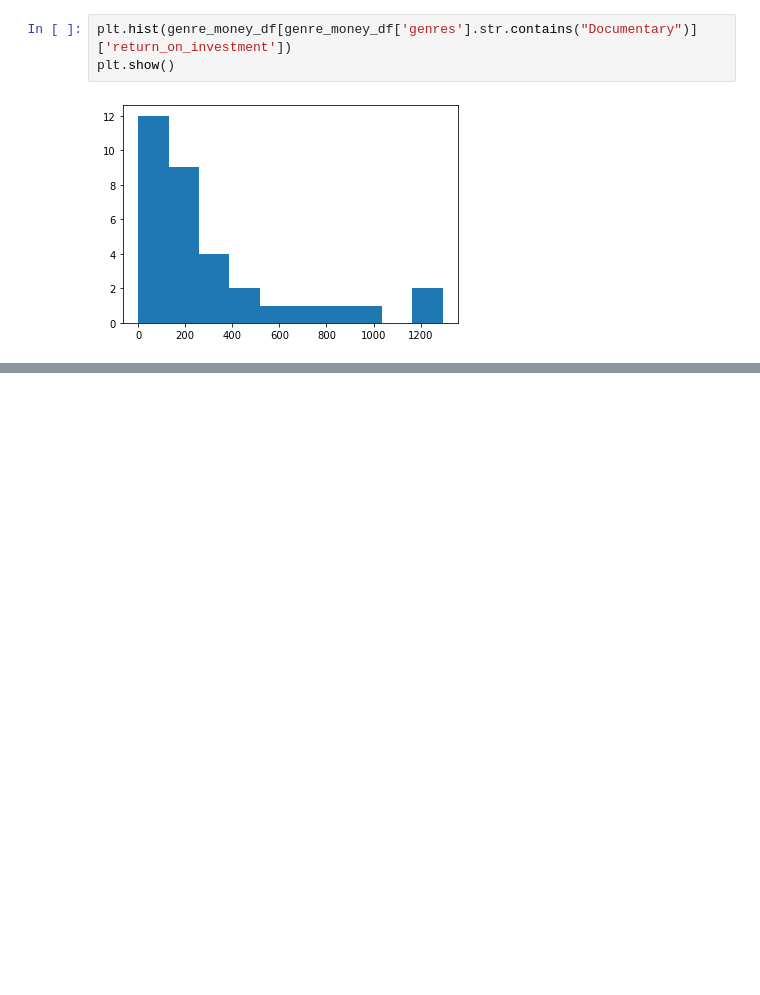
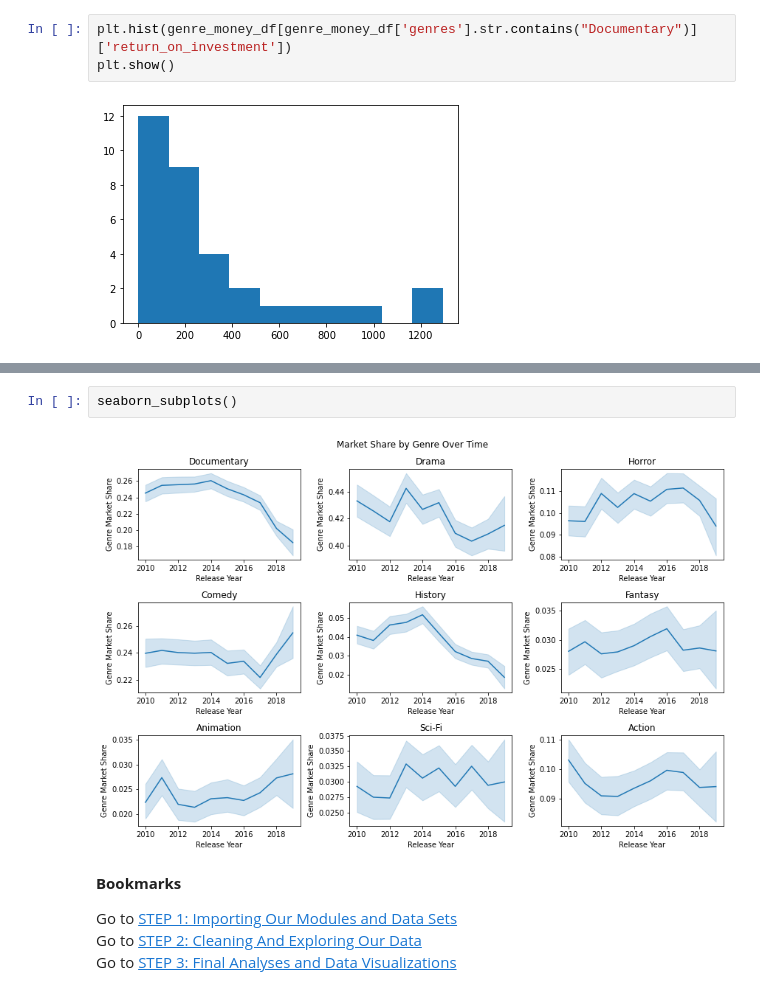
Before and after one commit to DGieseke/Exploratory-Data-Analysis-Using-Movie-Data, a Jupyter notebook: daniel/DG Edits - Movie Data Visualization Project.ipynb, the cells around one changed output, grey strips where cells are left out. Cells and saved outputs as stored; diff of their text form; blank space fills up the shorter version.

```diff
--- a/daniel/DG Edits - Movie Data Visualization Project.ipynb
+++ b/daniel/DG Edits - Movie Data Visualization Project.ipynb
@@ -412,0 +495,14 @@ plt.show()
+# %%
+seaborn_subplots()
+# %% [output]
+[figure, added]
+# %% [markdown]
+
+**Bookmarks**
+
+Go to <a href=#STEP1> STEP 1: Importing Our Modules and Data Sets</a>
+<br>
+Go to <a href=#STEP2> STEP 2: Cleaning And Exploring Our Data</a>
+<br>
+Go to <a href=#STEP3> STEP 3: Final Analyses and Data Visualizations</a>
+<a name='STEP3' />
```
Also changed, not shown: parts of 24 cells of this notebook.
